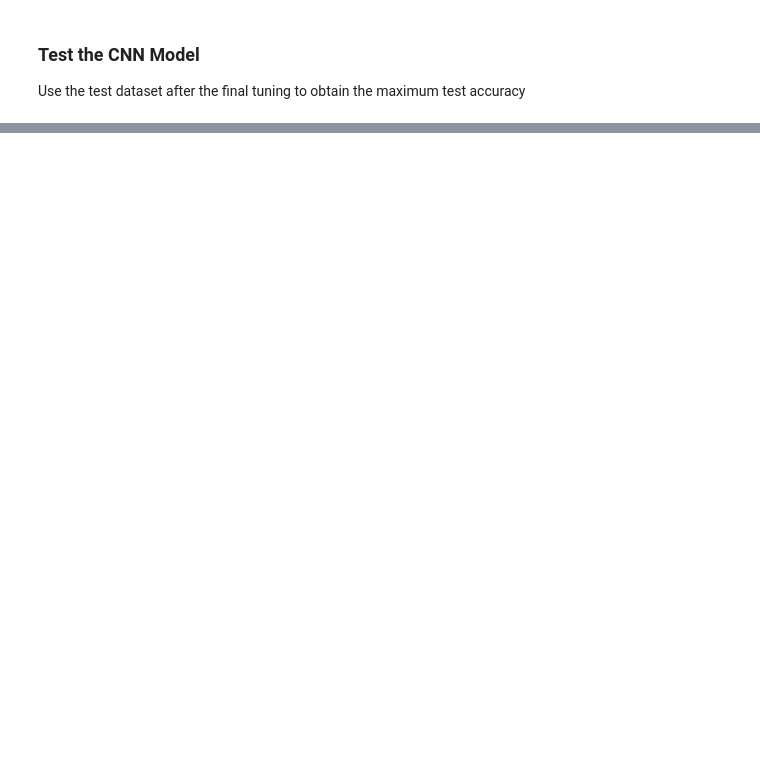
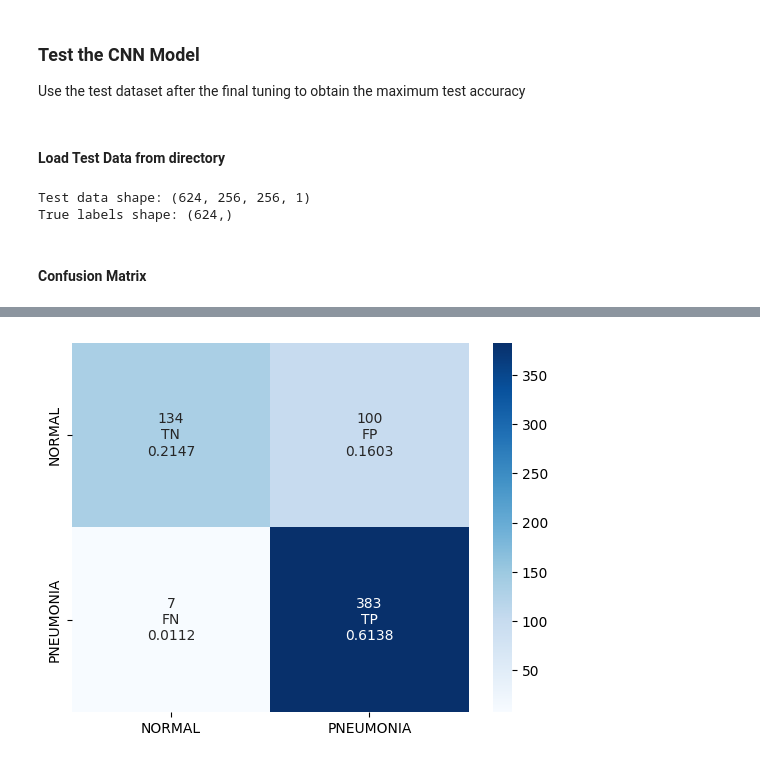
Before and after one commit to zhulinchng/PneumoniaDetection, a Jupyter notebook: main.ipynb, the cells around one changed output, grey strips where cells are left out. Cells and saved outputs as stored; diff of their text form; code cells hidden in the pictures; blank space fills up the shorter version.

```diff
--- a/main.ipynb
+++ b/main.ipynb
@@ -434,3 +637,56 @@ Use validation dataset to tune the hyperparameters.
 # %% [markdown]
 ### Test the CNN Model
 Use the test dataset after the final tuning to obtain the maximum test accuracy
+# %% [markdown]
+#### Load Test Data from directory
+# %%
+# Get data and labels on the test set
+test_data = []
+true_labels = []
+img_height, img_width = 256, 256
+
+for label in labels:
+    for img_path in (os.listdir(f'{test_dir}/{label}')):
+        img = tf.keras.preprocessing.image.load_img(f'{test_dir}/{label}/{img_path}', color_mode='grayscale')
+        img = tf.keras.preprocessing.image.img_to_array(img)
+        img = tf.image.resize(img, (img_height, img_width))
+        img = img/255.0
+        test_data.append(img)
+        true_labels.append(label)
+
+test_data = np.array(test_data)
+true_labels = np.array(true_labels)
+true_labels = np.where(true_labels=='PNEUMONIA', 1, 0)
+print(f'Test data shape: {test_data.shape}')
+print(f'True labels shape: {true_labels.shape}')
+# %% [output]
+Test data shape: (624, 256, 256, 1)
+True labels shape: (624,)
+# %% [markdown]
+#### Confusion Matrix
+# %%
+# visualize confusion matrix
+def plot_confusion_matrix(model, test_data, true_labels, labels=['NORMAL', 'PNEUMONIA']):
+    """
+    Plot the confusion matrix
+
+    Args:
+        model: model
+        test_data: test data
+        true_labels: true labels
+        labels: labels
+
+    Returns:
+        None
+    """
+    y_pred = model.predict(test_data)
+    y_pred = np.where(y_pred > 0.5, 1, 0)
+
+    cm = confusion_matrix(true_labels, y_pred)
+    cm_labels = np.asarray([['TN', 'FP'], ['FN', 'TP']])
+    annotations = np.asarray([f'{v1}\n{v2}\n{v3}' for v1, v2, v3 in zip(cm.flatten(), cm_labels.flatten(), np.round(cm.flatten()/np.sum(cm),4))]).reshape(2,2)
+    sns.heatmap(cm, annot=annotations, fmt='', cmap='Blues', xticklabels=labels, yticklabels=labels)
+    return None
+# %%
+plot_confusion_matrix(model, test_data, true_labels)
+# %% [output]
@@ -436,0 +694 @@ Use the test dataset after the final tuning to obtain the maximum test accuracy
+[figure, added]
```
Also changed, not shown: parts of 24 cells of this notebook, 1 other file.
